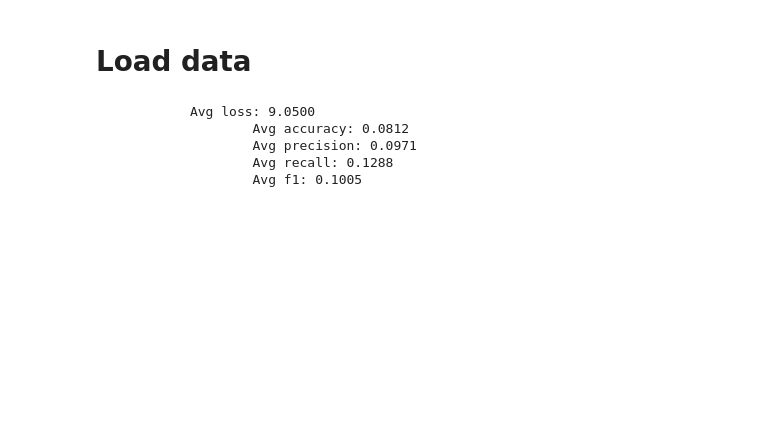
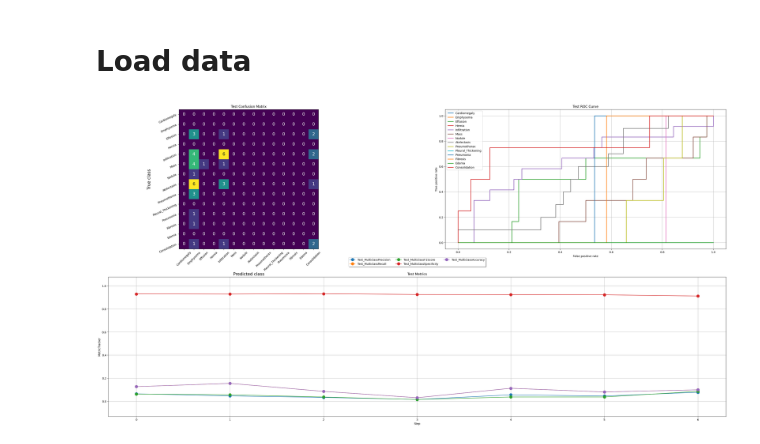
Before and after one commit to suvanshdutt/4ZP6A-capstone, a Jupyter notebook: backend/test.ipynb, the cells around one changed output. Cells and saved outputs as stored; diff of their text form; code cells hidden in the pictures; blank space fills up the shorter version.

```diff
--- a/backend/test.ipynb
+++ b/backend/test.ipynb
@@ -84,3 +40,3 @@ disease_to_number = {'Cardiomegaly': 0,
 # %%
 test_dataset = NIH_dataset(test_df, image_paths, transform=transform)
-test_loader = DataLoader(test_dataset, batch_size=batch_size, shuffle=True)
+test_loader = DataLoader(test_dataset, batch_size=test_batch_size, shuffle=True)
@@ -103,11 +43,41 @@ def test(test_loader: DataLoader, model: nn.Module, criterion: nn.Module) -> tup
-# %%
-model, metrics = test(test_loader=test_loader, model=model, criterion=criterion)
-
-print(metrics)
-# metrics.plot(show=True)
-# %% [output]
-            Avg loss: 9.0500
-                    Avg accuracy: 0.0812
-                    Avg precision: 0.0971
-                    Avg recall: 0.1288
-                    Avg f1: 0.1005
+# %%
+# noinspection PyShadowingNames
+def test(model: nn.Module, test_dataloader: DataLoader, criterion: nn.Module) -> tuple[torchmetrics.MetricCollection, MetricTracker]:
+    """
+    This function tests the model on the test dataset
+    :param model: model to test
+    :param test_dataloader: dataloader for the test dataset
+    :param criterion: criterion to use for the loss
+    :return:
+    """
+    # Defining the metrics
+    test_metrics = metrics.clone(prefix="Test_").to(device)
+    # Define the torchmetrics tracker
+    test_tracker = torchmetrics.wrappers.MetricTracker(test_metrics)
+
+    # Loop through the data. Could add code to add the loss plot
+    # ---------------- #
+    #   Testing loop   #
+    # ---------------- #
+    model.eval() # Set the model to evaluation mode
+    with torch.no_grad():
+        for inputs, labels in tqdm(test_dataloader, desc="Test Batches"):
+            # Move input and label tensors to the device
+            inputs = inputs.to(device)
+            labels = torch.tensor([disease_to_number[label] for label in labels]).to(device)
+
+            # Forward pass
+            outputs = model(inputs)
+
+            # Update Metrics for this batch
+            test_tracker.increment()
+            test_tracker.update(outputs, labels)
+
+    return test_metrics, test_tracker
+
+# Test the model
+test_metrics, test_tracker = test(model=model, test_dataloader=test_loader, criterion=criterion)
+# Plot the metrics
+metrics_plot(test_tracker, save=True, title1="Test")
+# %% [output]
+[figure, added]
```
Also changed, not shown: parts of 3 cells of this notebook, 8 other files.
